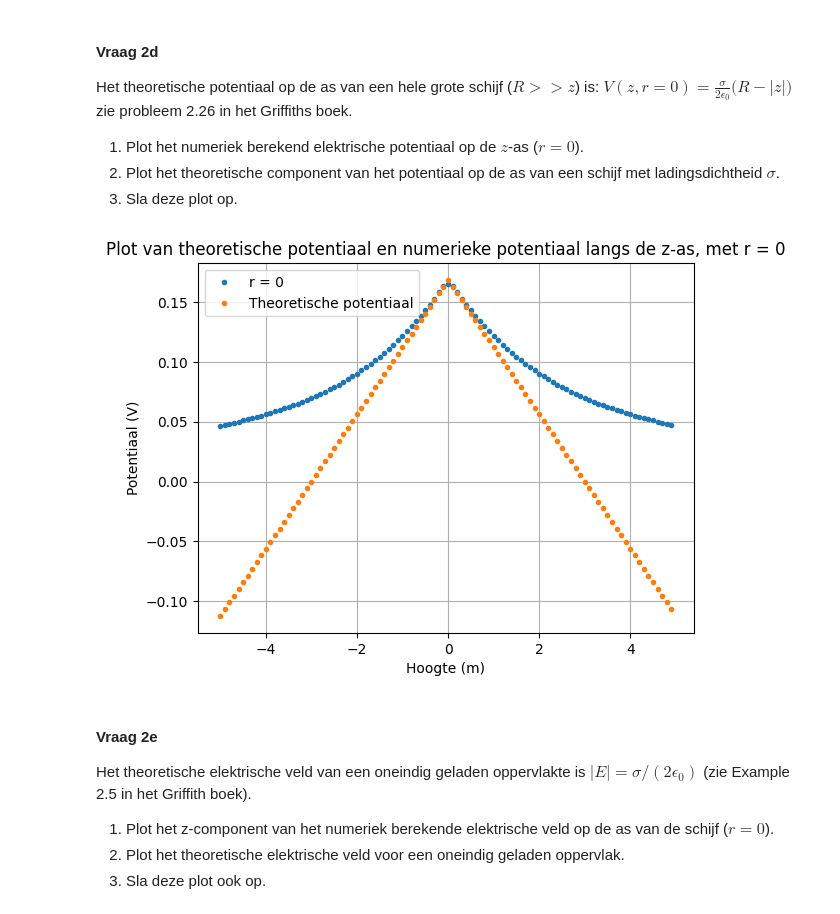
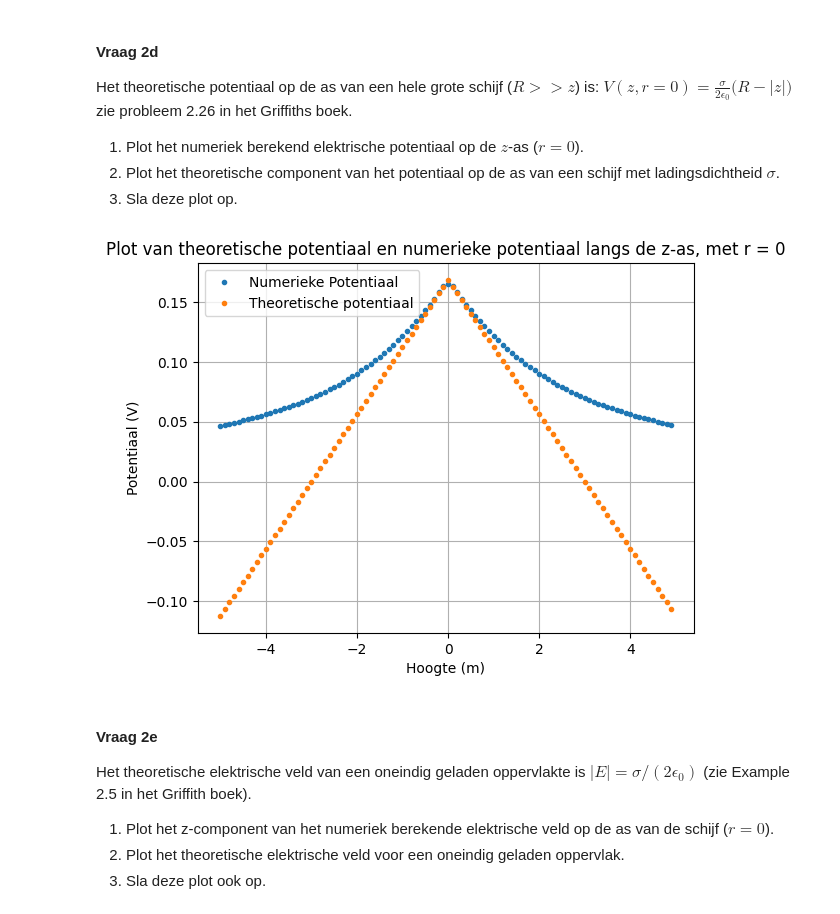
Before and after one commit to Timomloo/opdrachten-DEF-D, a Jupyter notebook: DigitaleOntwerpopdrachten/1CondensatorOpdracht/CondensatorOntwerpopdracht.ipynb, the cells around one changed output. Drawn from its saved outputs; the diff is of its cells as text; code cells hidden in the pictures.

```diff
--- a/DigitaleOntwerpopdrachten/1CondensatorOpdracht/CondensatorOntwerpopdracht.ipynb
+++ b/DigitaleOntwerpopdrachten/1CondensatorOpdracht/CondensatorOntwerpopdracht.ipynb
@@ -243,21 +243,21 @@ zie probleem 2.26 in het Griffiths boek.
 # %%
 
 V_r_0 = V[:, 0]
 
 V_theorie = sigma / (2*epsilon0) * (disk_radius - np.abs(z))
 
 plt.figure()
 plt.title('Plot van theoretische potentiaal en numerieke potentiaal langs de z-as, met r = 0')
-plt.plot(z,V_r_0,'.',label='r = 0')
+plt.plot(z,V_r_0,'.',label='Numerieke Potentiaal')
 plt.plot(z,V_theorie,'.',label='Theoretische potentiaal')
 plt.xlabel('Hoogte (m)')
 plt.ylabel('Potentiaal (V)')
 plt.grid()
 plt.savefig('opdracht2Dfigr=3.png')
 plt.legend()
 plt.show()
 # %% [output]
-[figure, old version]
+[figure, new version]
 # %% [markdown]
 #### Vraag 2e
 
```
Also changed, not shown: parts of 5 cells of this notebook.
